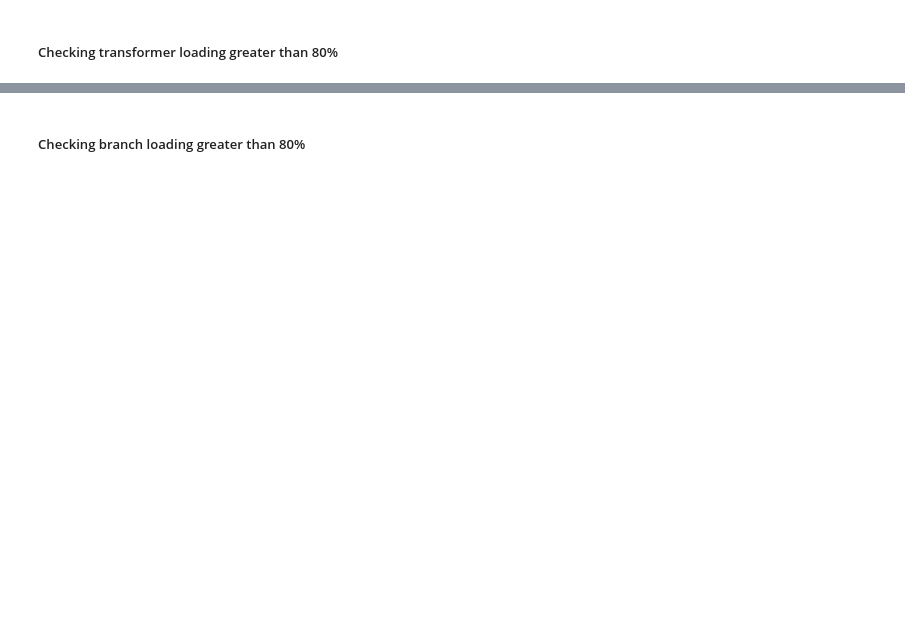
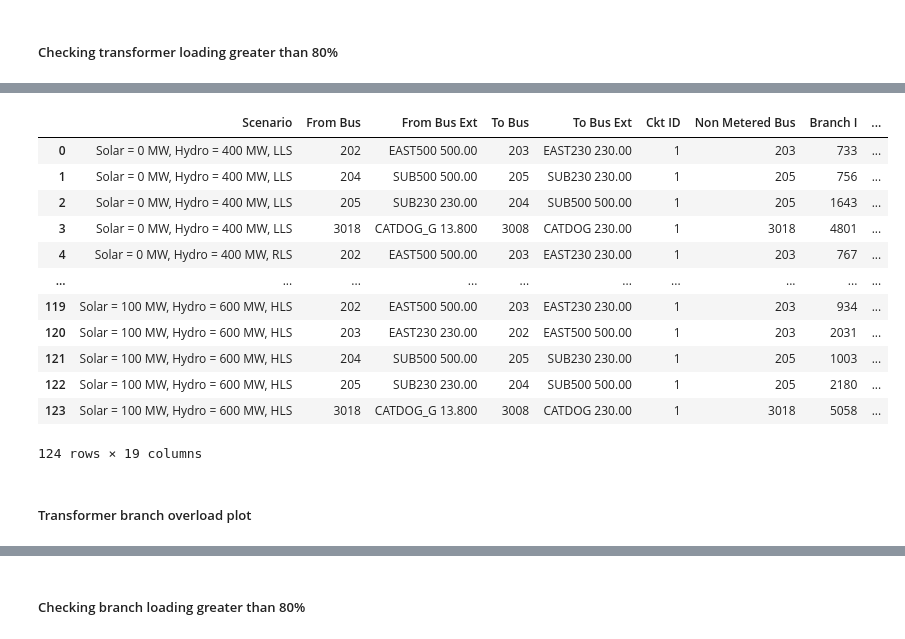
Before and after one commit to jessla89/PSSE-Data-Extraction, a Jupyter notebook: limit_checking_Topology_3.ipynb, the cells around one changed output, grey strips where cells are left out. Cells and saved outputs as stored; diff of their text form; code cells hidden in the pictures; blank space fills up the shorter version.

```diff
--- a/limit_checking_Topology_3.ipynb
+++ b/limit_checking_Topology_3.ipynb
@@ -36,11 +119,9 @@ data_all = data_all[['Scenario','From Bus', 'From Bus Ext', 'To Bus', 'To Bus Ex
 # %% [markdown]
 ##### Checking transformer loading greater than 80%
 # %%
-transformer_loading = data_all[data_all['From Bus V']!=data_all['To Bus V']].reset_index(drop=True)
-output = transformer_loading[transformer_loading['%MVA'] > 80.0].reset_index(drop=True)
-group_out = output.groupby('Scenario')
-list_output_scenario = list(output['Scenario'].unique())
-list_output_scenario
-for list_out in list_output_scenario:
-    display(group_out.get_group(list_out))
+transformer_overload  = transformer_loading[transformer_loading['%MVA'] > 80.0].reset_index(drop=True)
+transformer_overload['Branch'] = transformer_overload['From Bus'].astype(str) + ' ' + transformer_overload['From Bus Ext'] + ' to ' + \
+transformer_overload['To Bus'].astype(str) + ' '+ transformer_overload['To Bus Ext'] + ' ' + transformer_overload['Ckt ID'].astype(str)
+list_branch = transformer_overload['Branch'].unique()
+print(list_branch)
 # %% [output]
@@ -82,0 +133,18 @@ for list_out in list_output_scenario:
+# %%
+transformer_overload
+# %% [output]
+|  | Scenario | From Bus | From Bus Ext | To Bus | To Bus Ext | Ckt ID | Non Metered Bus | Branch I | ... |
+| 0 | Solar = 0 MW, Hydro = 400 MW, LLS | 202 | EAST500 500.00 | 203 | EAST230 230.00 | 1 | 203 | 733 | ... |
+| 1 | Solar = 0 MW, Hydro = 400 MW, LLS | 204 | SUB500 500.00 | 205 | SUB230 230.00 | 1 | 205 | 756 | ... |
+| 2 | Solar = 0 MW, Hydro = 400 MW, LLS | 205 | SUB230 230.00 | 204 | SUB500 500.00 | 1 | 205 | 1643 | ... |
+| 3 | Solar = 0 MW, Hydro = 400 MW, LLS | 3018 | CATDOG_G 13.800 | 3008 | CATDOG 230.00 | 1 | 3018 | 4801 | ... |
+| 4 | Solar = 0 MW, Hydro = 400 MW, RLS | 202 | EAST500 500.00 | 203 | EAST230 230.00 | 1 | 203 | 767 | ... |
+| ... | ... | ... | ... | ... | ... | ... | ... | ... | ... |
+| 119 | Solar = 100 MW, Hydro = 600 MW, HLS | 202 | EAST500 500.00 | 203 | EAST230 230.00 | 1 | 203 | 934 | ... |
+| 120 | Solar = 100 MW, Hydro = 600 MW, HLS | 203 | EAST230 230.00 | 202 | EAST500 500.00 | 1 | 203 | 2031 | ... |
+| 121 | Solar = 100 MW, Hydro = 600 MW, HLS | 204 | SUB500 500.00 | 205 | SUB230 230.00 | 1 | 205 | 1003 | ... |
+| 122 | Solar = 100 MW, Hydro = 600 MW, HLS | 205 | SUB230 230.00 | 204 | SUB500 500.00 | 1 | 205 | 2180 | ... |
+| 123 | Solar = 100 MW, Hydro = 600 MW, HLS | 3018 | CATDOG_G 13.800 | 3008 | CATDOG 230.00 | 1 | 3018 | 5058 | ... |
+124 rows × 19 columns
+# %% [markdown]
+##### Transformer branch overload plot
```
Also changed, not shown: parts of 47 cells of this notebook.
